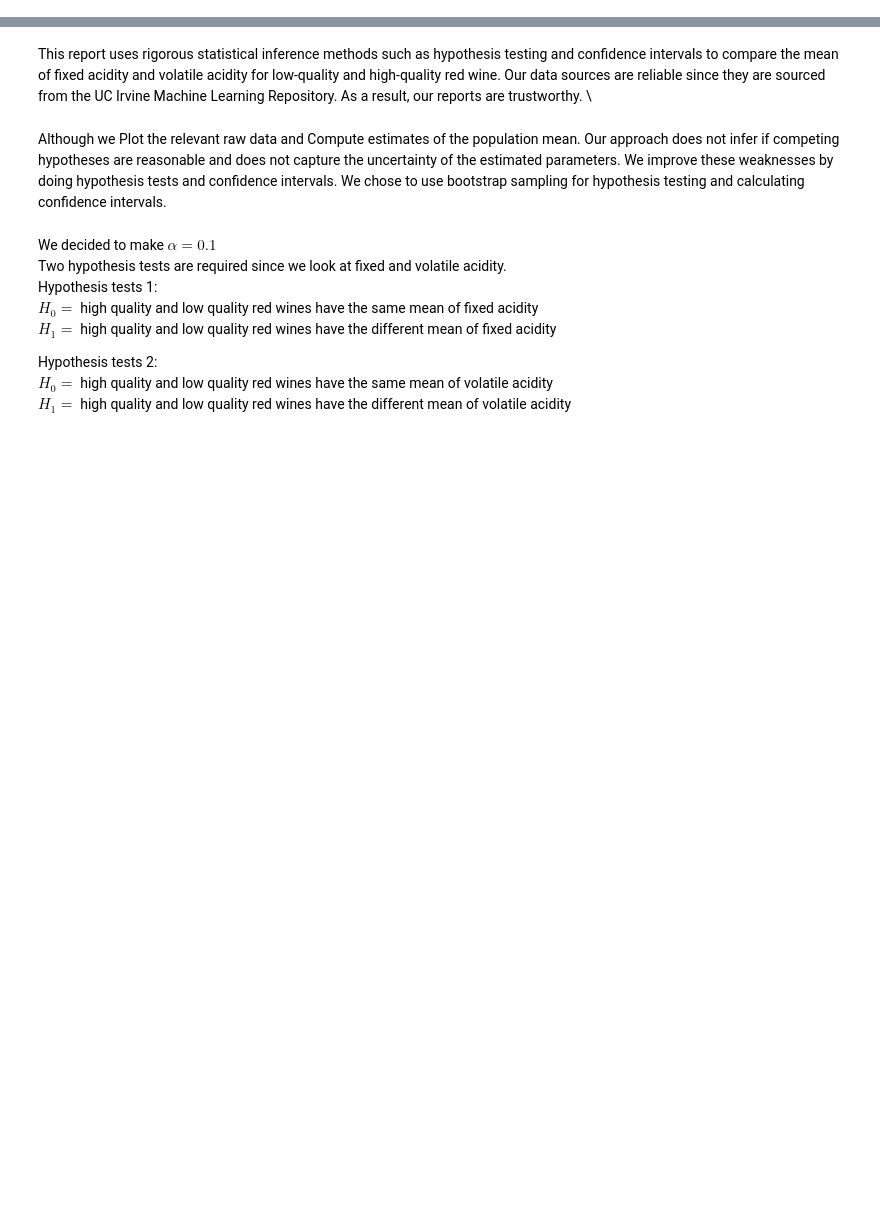
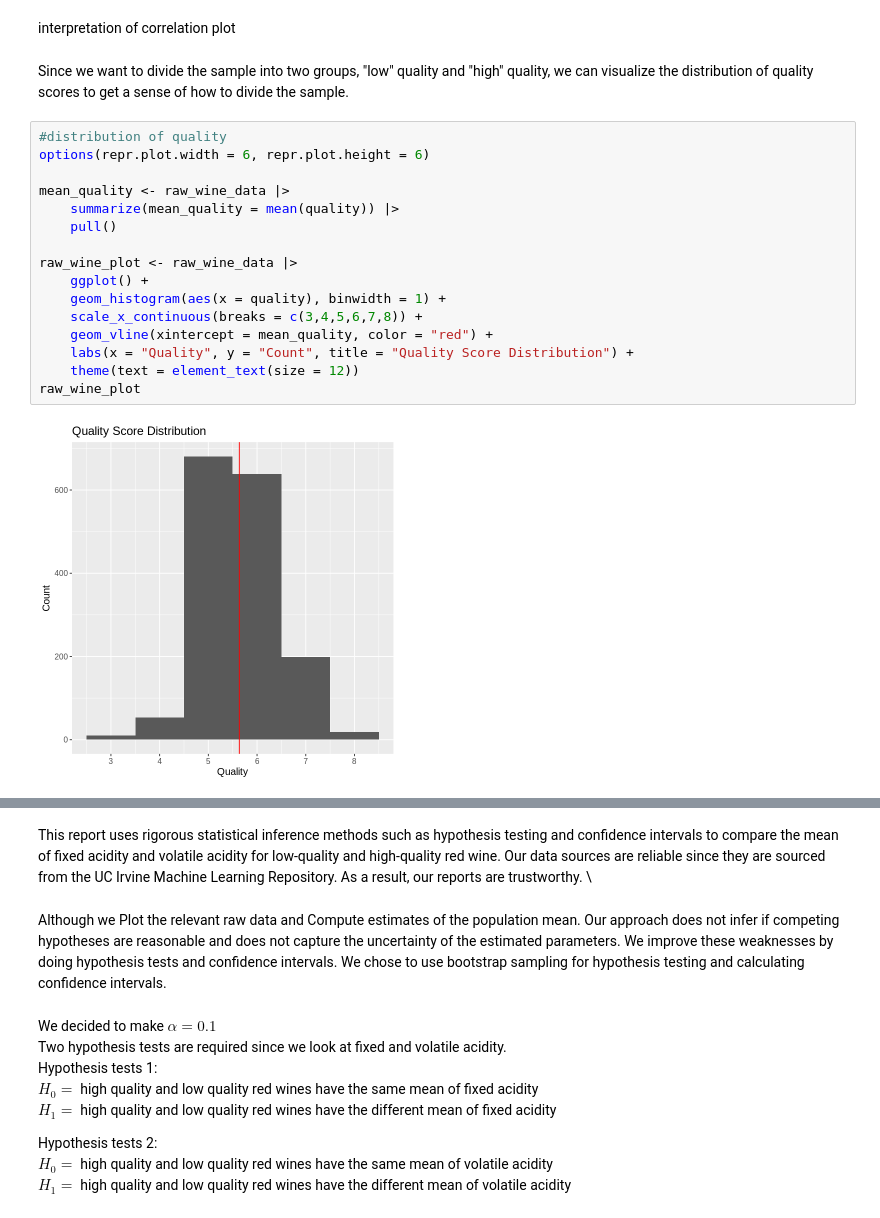
Before and after one commit to aleong2004/Wine-Composition, a Jupyter notebook: Proposal.ipynb, the cells around one changed output, grey strips where cells are left out. Cells and saved outputs as stored; diff of their text form; blank space fills up the shorter version.

```diff
--- a/Proposal.ipynb
+++ b/Proposal.ipynb
@@ -33,0 +74,22 @@ library(tidyverse)
+# %% [markdown]
+interpretation of correlation plot
+# %% [markdown]
+Since we want to divide the sample into two groups, "low" quality and "high" quality, we can visualize the distribution of quality scores to get a sense of how to divide the sample.
+# %%
+#distribution of quality
+options(repr.plot.width = 6, repr.plot.height = 6)
+
+mean_quality <- raw_wine_data |>
+    summarize(mean_quality = mean(quality)) |>
+    pull()
+
+raw_wine_plot <- raw_wine_data |>
+    ggplot() +
+    geom_histogram(aes(x = quality), binwidth = 1) +
+    scale_x_continuous(breaks = c(3,4,5,6,7,8)) +
+    geom_vline(xintercept = mean_quality, color = "red") +
+    labs(x = "Quality", y = "Count", title = "Quality Score Distribution") +
+    theme(text = element_text(size = 12))
+raw_wine_plot
+# %% [output]
+[figure, added]
```
Also changed, not shown: parts of 19 cells of this notebook.
